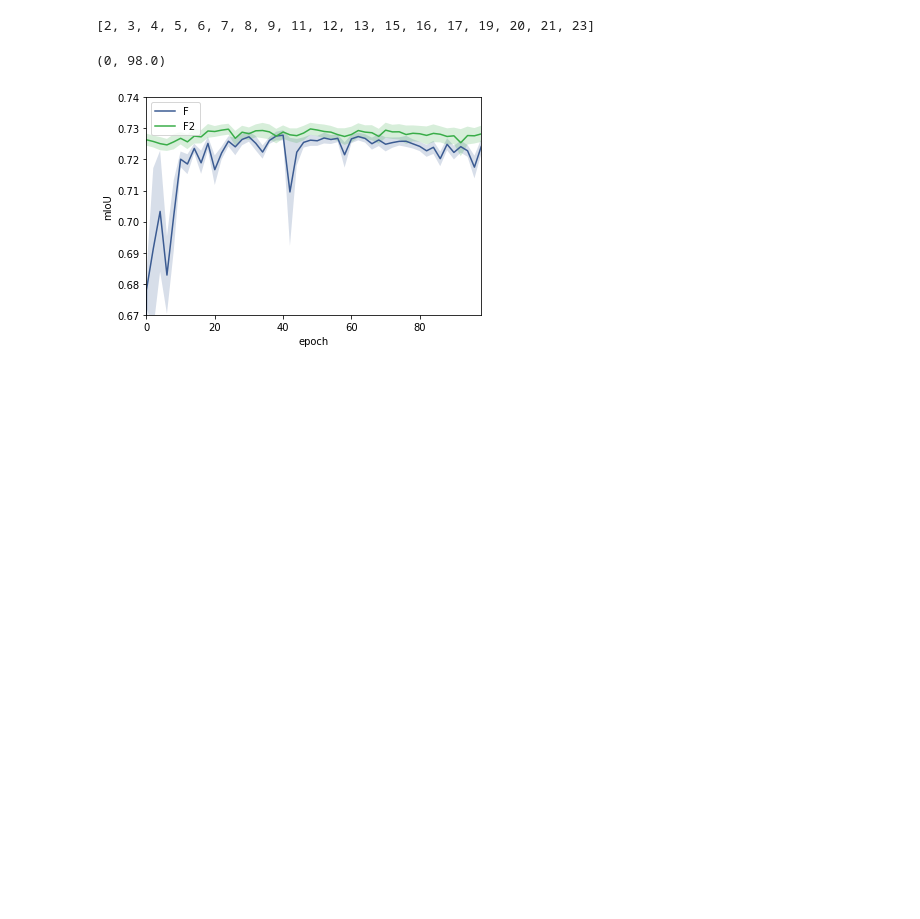
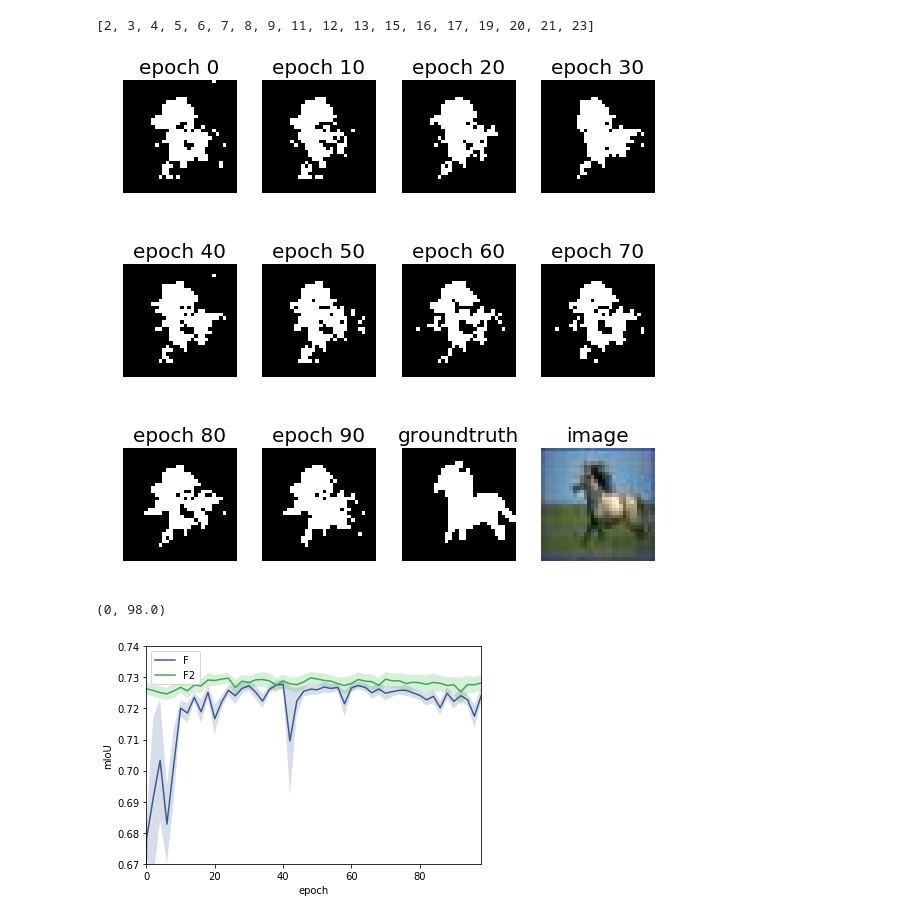
Before and after one commit to hushell/semisup_semantic, a Jupyter notebook: notebooks/plot_iou.ipynb, the cells around one changed output. Drawn from its saved outputs; the diff is of its cells as text; code cells hidden in the pictures; blank space fills up the shorter version.

Commit message:
add plot iou for cityscapes & show_img_history()

```diff
--- a/notebooks/plot_iou.ipynb
+++ b/notebooks/plot_iou.ipynb
@@ -104,6 +105,50 @@ def load_max_over_lr(name, lst_lrFGD, lb, stage_str):
             amax = j
     #print('%s: max_iou = %f, amax = %d' % (name, max_iou, amax))
     return all_ious[amax], amax
+# %%
+opt.save_every = 10
+
+def show_img_history(res_dir, subset, ind, label='TEST_y_hat'):
+    epochs = [e for e in range(0,opt.niter,opt.save_every)]
+    ncols = 4
+    nrows = np.ceil(float(len(epochs)+2) / ncols).astype(int)
+    fig, axes = plt.subplots(ncols=ncols, nrows=nrows, figsize=(8, 8),
+                             sharex=True, sharey=True,
+                             subplot_kw={'adjustable': 'box-forced'})
+    ax = axes.ravel()
+    for i,e in enumerate(epochs):
+        key = '%d_%d' % (e, ind)
+        img_temp = '%s_%s.png' % (key, label)
+        img_path = os.path.join(res_dir, subset, img_temp)
+        #print(img_path)
+        image = np.array(Image.open(img_path))
+        ax[i].imshow(image)
+        ax[i].axis('off')
+        ax[i].set_title('epoch %d' % e, fontsize=20)
+
+    gt_path = img_path.replace('y_hat', 'y')
+    x_path = img_path.replace('y_hat', 'x')
+    image = np.array(Image.open(gt_path))
+    ax[i+1].imshow(image)
+    ax[i+1].axis('off')
+    ax[i+1].set_title('groundtruth', fontsize=20)
+    image = np.array(Image.open(x_path))
+    ax[i+2].imshow(image)
+    ax[i+2].axis('off')
+    ax[i+2].set_title('image', fontsize=20)
+
+    fig.tight_layout()
+    plt.show()
+# %%
+exp_id = 25
+stage = 'F:2,G:2,D:2'
+lrFGD = '1.0e-03,1.0e-02,1.0e-02'
+lambda_x = 1e-2
+name = 'xyx_%d_%s_b%d/stage%s/lrFGD%s_lbX%.3f' % (exp_id, opt.dataset, opt.batchSize, stage, lrFGD, lambda_x)
+res_dir = os.path.join('../'+opt.checkpoints_dir, name, 'results')
+show_img_history(res_dir, 'train', 10)
+# %% [output]
+[figure, added]
 # %%
 # stage F
 stage_str = 'F:2,G:0,D:0'
```
Also changed, not shown: parts of 1 cell of this notebook, 1 other file.
